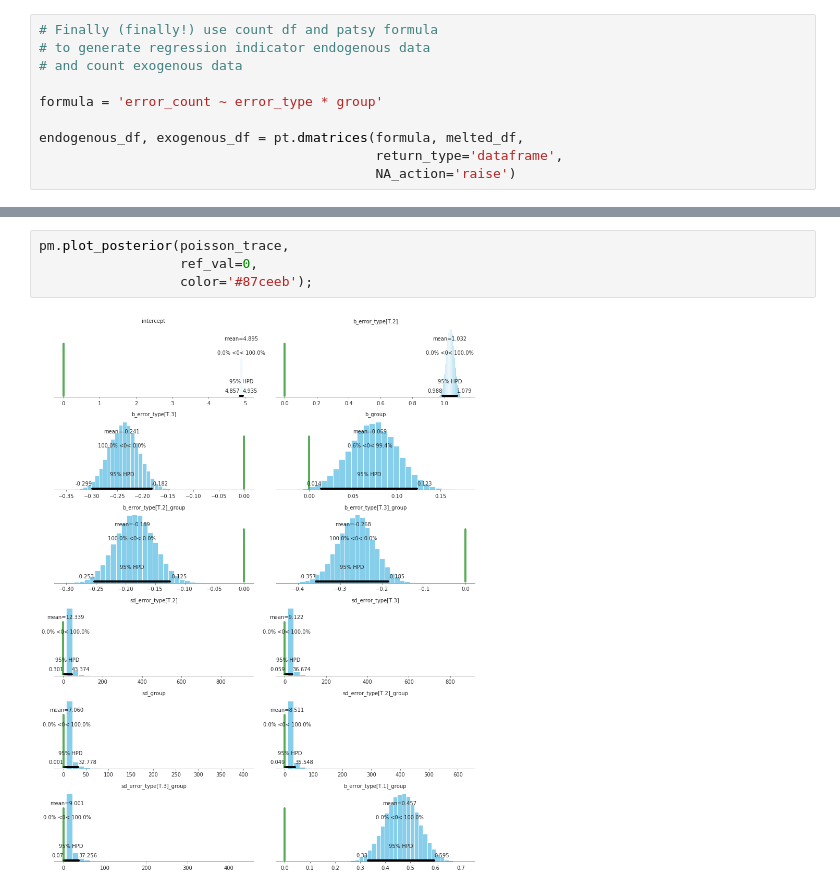
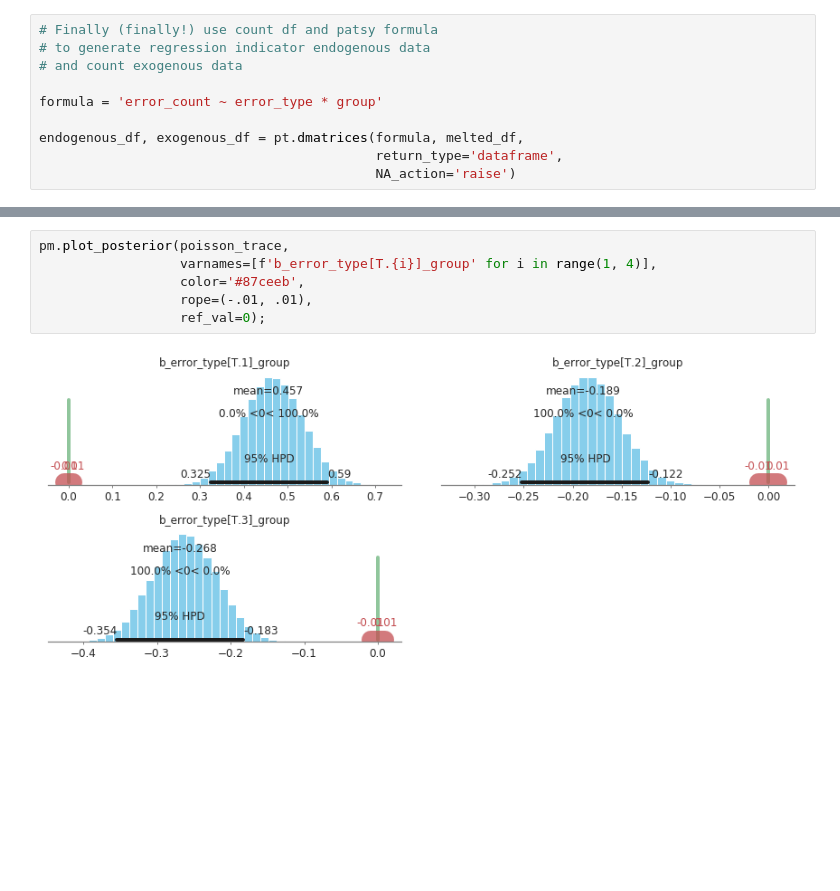
Before and after one commit to galbiati/mnk-cleaning-analysis, a Jupyter notebook: notebooks/reconstruction/Bayesian Poisson ANOVA.ipynb, the cells around one changed output, grey strips where cells are left out. Drawn from its saved outputs; the diff is of its cells as text; blank space fills up the shorter version.

```diff
--- a/notebooks/reconstruction/Bayesian Poisson ANOVA.ipynb
+++ b/notebooks/reconstruction/Bayesian Poisson ANOVA.ipynb
@@ -350,9 +278,11 @@ sns.despine();
-# %%
-pm.plot_posterior(poisson_trace,
-                  ref_val=0,
-                  color='#87ceeb');
-# %% [output]
-[figure, removed]
+# %%
+pm.plot_posterior(poisson_trace,
+                  varnames=[f'b_error_type[T.{i}]_group' for i in range(1, 4)],
+                  color='#87ceeb',
+                  rope=(-.01, .01),
+                  ref_val=0);
+# %% [output]
+[figure, added]
 # %%
 pm.summary(poisson_trace)
 # %% [output]
```
Also changed, not shown: parts of 13 cells of this notebook.
